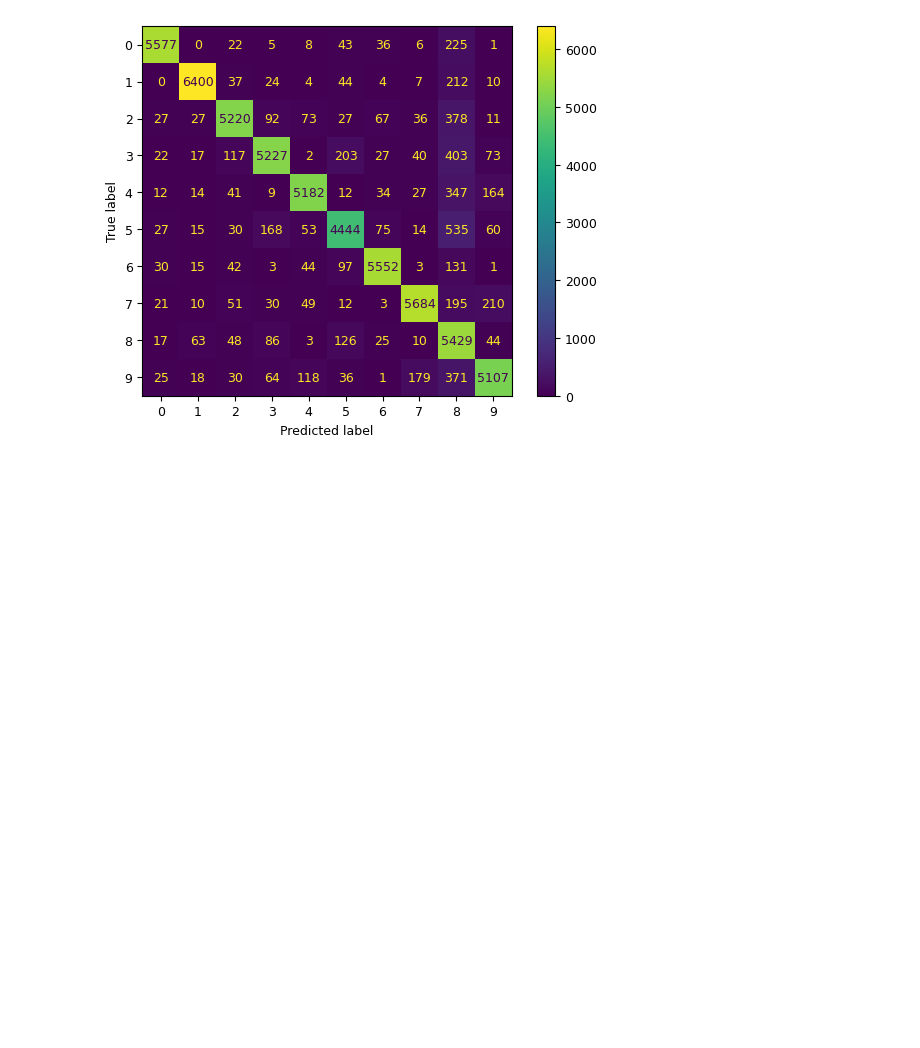
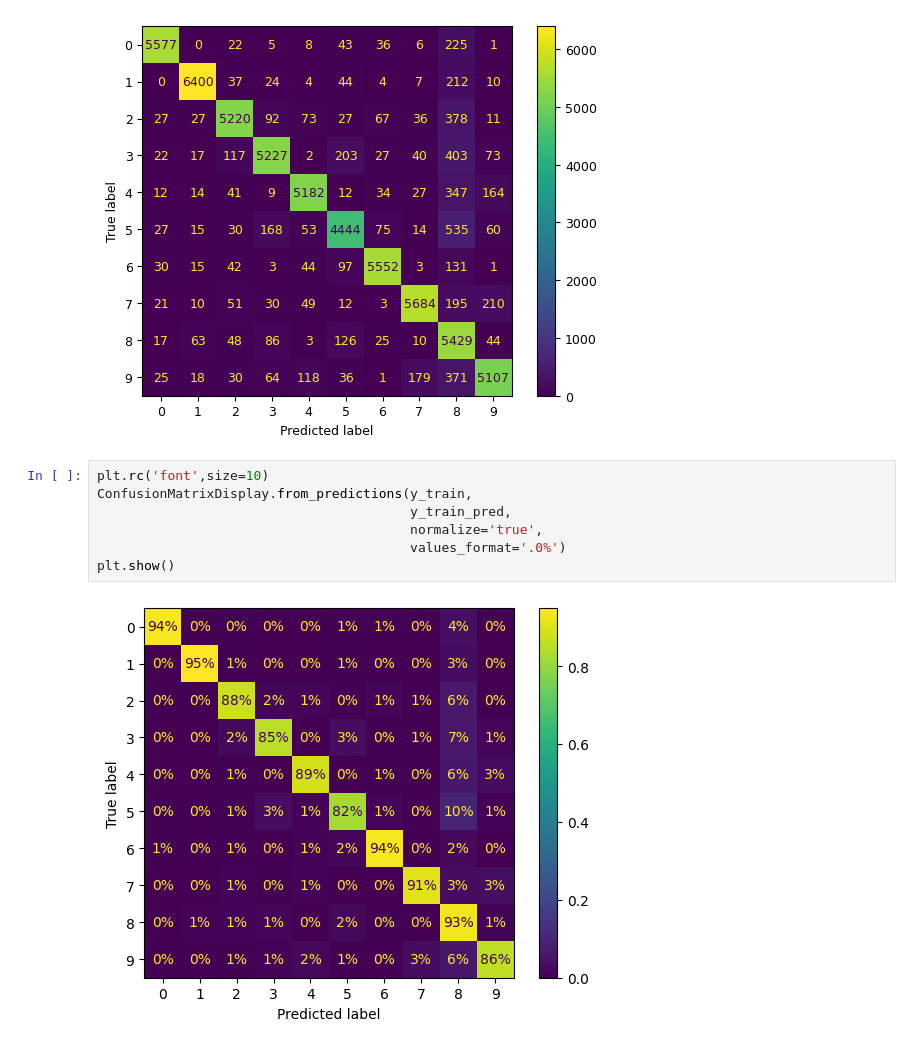
Before and after one commit to shun0109/tmp, a Jupyter notebook: mnist_classification.ipynb, the cells around one changed output. Drawn from its saved outputs; the diff is of its cells as text; blank space fills up the shorter version.

```diff
--- a/mnist_classification.ipynb
+++ b/mnist_classification.ipynb
@@ -316,3 +316,12 @@ ConfusionMatrixDisplay.from_predictions(y_train,y_train_pred)
 plt.show()
 # %% [output]
 [figure]
+# %%
+plt.rc('font',size=10)
+ConfusionMatrixDisplay.from_predictions(y_train,
+                                        y_train_pred,
+                                        normalize='true',
+                                        values_format='.0%')
+plt.show()
+# %% [output]
+[figure, added]
```
Also changed, not shown: parts of 1 cell of this notebook.
